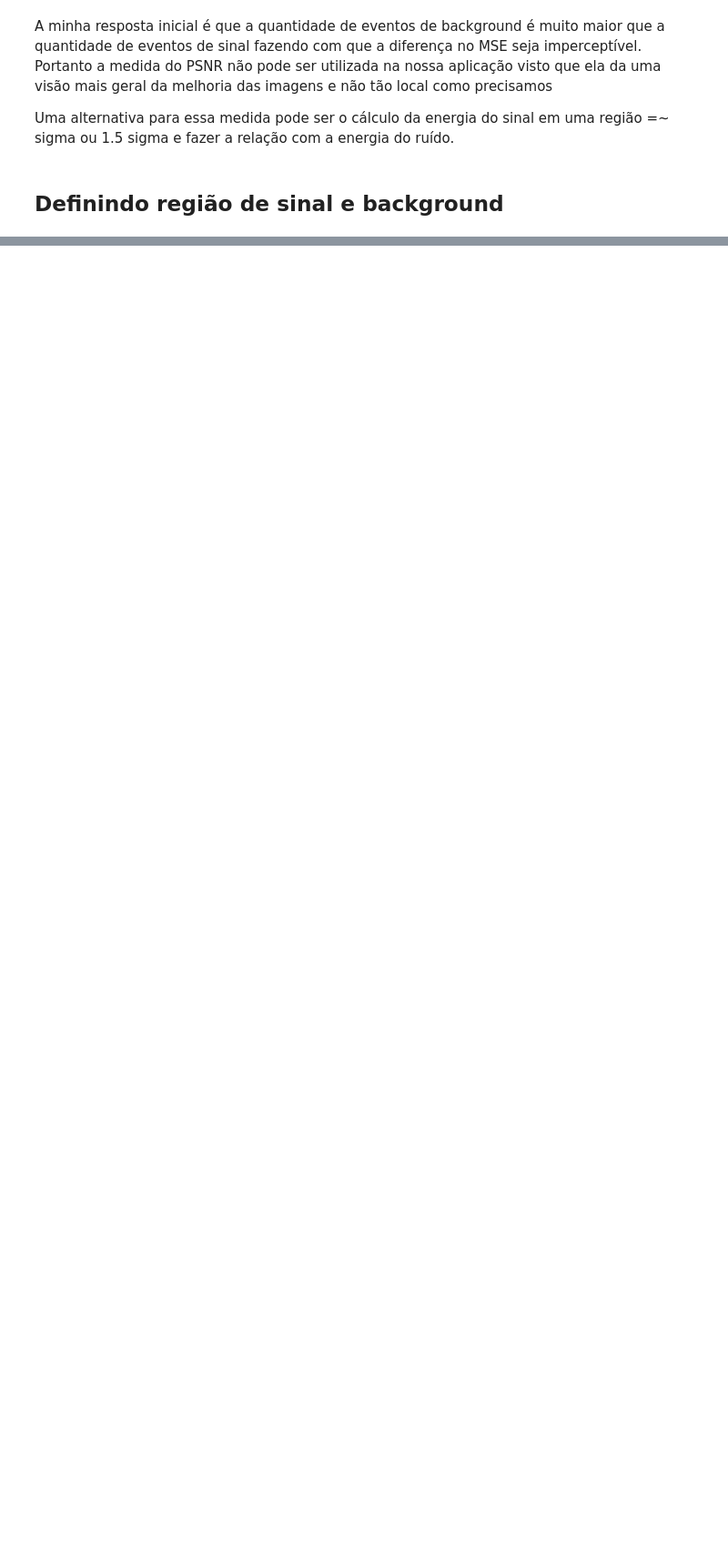
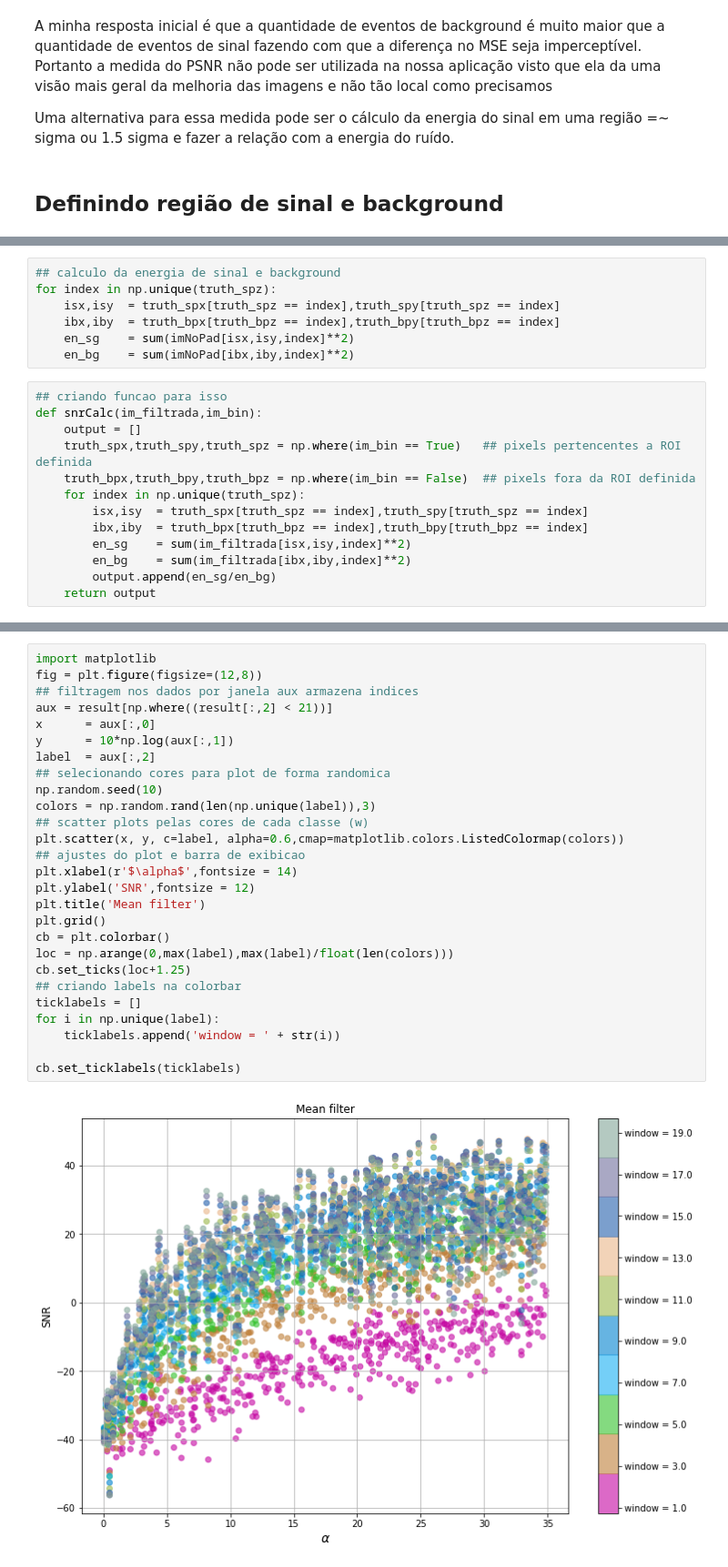
Before and after one commit to Gui1402/filtering_cygnus, a Jupyter notebook: notebooks/filters.ipynb, the cells around one changed output, grey strips where cells are left out. Shown: that part at 91% size. Cells and saved outputs as stored; diff of their text form; blank space fills up the shorter version.

```diff
--- a/notebooks/filters.ipynb
+++ b/notebooks/filters.ipynb
@@ -261,0 +261,20 @@ ax[1].imshow(im_bin[:,:,im_number],cmap = 'gray')
+# %%
+## calculo da energia de sinal e background
+for index in np.unique(truth_spz):
+    isx,isy  = truth_spx[truth_spz == index],truth_spy[truth_spz == index]
+    ibx,iby  = truth_bpx[truth_bpz == index],truth_bpy[truth_bpz == index]
+    en_sg    = sum(imNoPad[isx,isy,index]**2)
+    en_bg    = sum(imNoPad[ibx,iby,index]**2)
+# %%
+## criando funcao para isso
+def snrCalc(im_filtrada,im_bin):
+    output = []
+    truth_spx,truth_spy,truth_spz = np.where(im_bin == True)   ## pixels pertencentes a ROI definida
+    truth_bpx,truth_bpy,truth_bpz = np.where(im_bin == False)  ## pixels fora da ROI definida
+    for index in np.unique(truth_spz):
+        isx,isy  = truth_spx[truth_spz == index],truth_spy[truth_spz == index]
+        ibx,iby  = truth_bpx[truth_bpz == index],truth_bpy[truth_bpz == index]
+        en_sg    = sum(im_filtrada[isx,isy,index]**2)
+        en_bg    = sum(im_filtrada[ibx,iby,index]**2)
+        output.append(en_sg/en_bg)
+    return output
@@ -261,0 +352,29 @@ ax[1].imshow(im_bin[:,:,im_number],cmap = 'gray')
+# %%
+import matplotlib
+fig = plt.figure(figsize=(12,8))
+## filtragem nos dados por janela aux armazena indices
+aux = result[np.where((result[:,2] < 21))]
+x      = aux[:,0]
+y      = 10*np.log(aux[:,1])
+label  = aux[:,2]
+## selecionando cores para plot de forma randomica
+np.random.seed(10)
+colors = np.random.rand(len(np.unique(label)),3)
+## scatter plots pelas cores de cada classe (w)
+plt.scatter(x, y, c=label, alpha=0.6,cmap=matplotlib.colors.ListedColormap(colors))
+## ajustes do plot e barra de exibicao
+plt.xlabel(r'$\alpha$',fontsize = 14)
+plt.ylabel('SNR',fontsize = 12)
+plt.title('Mean filter')
+plt.grid()
+cb = plt.colorbar()
+loc = np.arange(0,max(label),max(label)/float(len(colors)))
+cb.set_ticks(loc+1.25)
+## criando labels na colorbar
+ticklabels = []
+for i in np.unique(label):
+    ticklabels.append('window = ' + str(i))
+
+cb.set_ticklabels(ticklabels)
+# %% [output]
+[figure, added]
```
Also changed, not shown: parts of 9 cells of this notebook.
